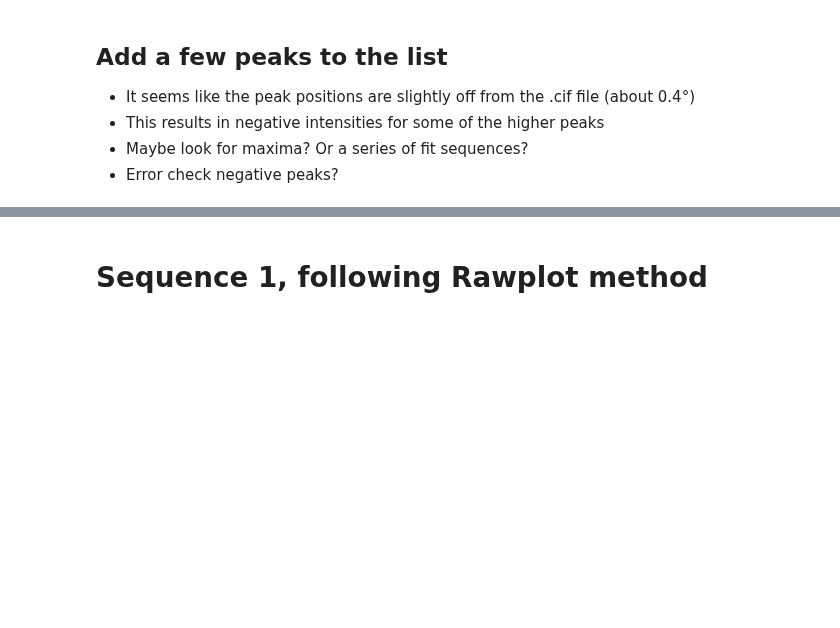
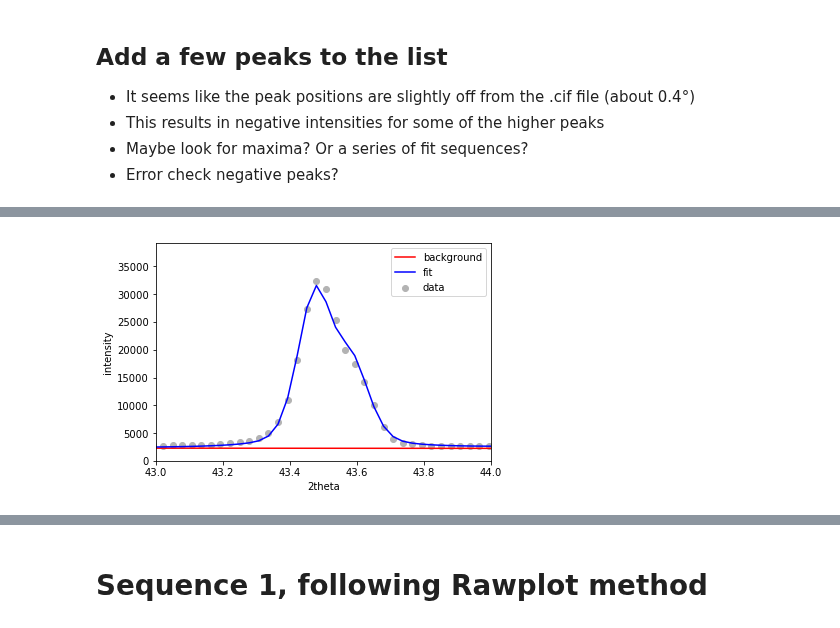
Before and after one commit to usnistgov/AusteniteCalculator, a Jupyter notebook: ExampleScripts/GSASIIscript-LeBailSingleLikeGSAS.ipynb, the cells around one changed output, grey strips where cells are left out. Cells and saved outputs as stored; diff of their text form; code cells hidden in the pictures; blank space fills up the shorter version.

```diff
--- a/ExampleScripts/GSASIIscript-LeBailSingleLikeGSAS.ipynb
+++ b/ExampleScripts/GSASIIscript-LeBailSingleLikeGSAS.ipynb
@@ -205,14 +300,16 @@ hist.refine_peaks()
 #hist.set_peakFlags(area=True,pos=True,sig=True)
 # %%
 
-plt.xlim([40,140])
+plt.xlim([43,44])
 
 plt.scatter(hist.data['data'][1][0], hist.data['data'][1][1], label='data', color='0.7')
 plt.plot(hist.data['data'][1][0], hist.data['data'][1][4], label='background', color='r')
 plt.plot(hist.data['data'][1][0], hist.data['data'][1][3], label='fit', color='b')
 plt.xlabel("2theta")
 plt.ylabel("intensity")
 plt.legend()
 plt.show()
+# %% [output]
+[figure, added]
 # %%
 type(hist)
```
Also changed, not shown: parts of 23 cells of this notebook.
